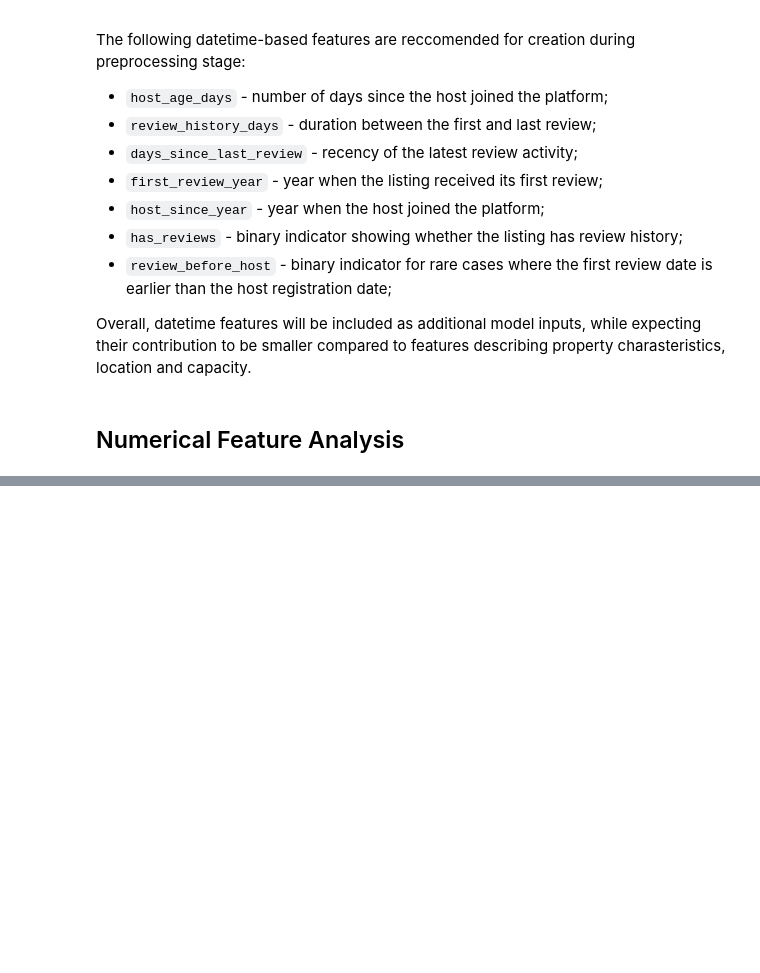
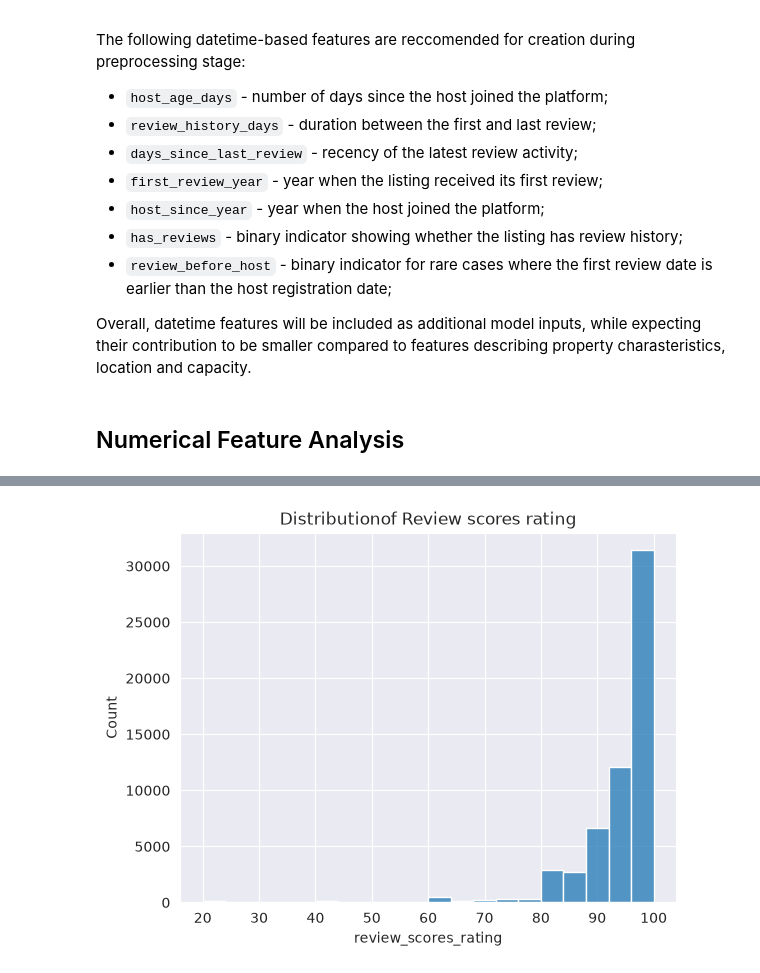
Before and after one commit to Car1LL/airbnb_prices_prediction, a Jupyter notebook: notebooks/01_EDA.ipynb, the cells around one changed output, grey strips where cells are left out. Cells and saved outputs as stored; diff of their text form; code cells hidden in the pictures; blank space fills up the shorter version.

```diff
--- a/notebooks/01_EDA.ipynb
+++ b/notebooks/01_EDA.ipynb
@@ -692,0 +997,10 @@ num_cols = [
+# %%
+df['reviews_group'] = pd.qcut(
+    df['number_of_reviews'],
+    q=5,
+    duplicates='drop'
+)
+
+df.groupby('reviews_group')['price'].agg([
+    'median', 'mean', 'count'
+])
@@ -692,0 +1035,10 @@ num_cols = [
+# %%
+sns.histplot(
+    df['review_scores_rating'],
+    bins=20
+)
+
+plt.title("Distributionof Review scores rating")
+plt.show()
+# %% [output]
+[figure, added]
```
Also changed, not shown: parts of 33 cells of this notebook.
